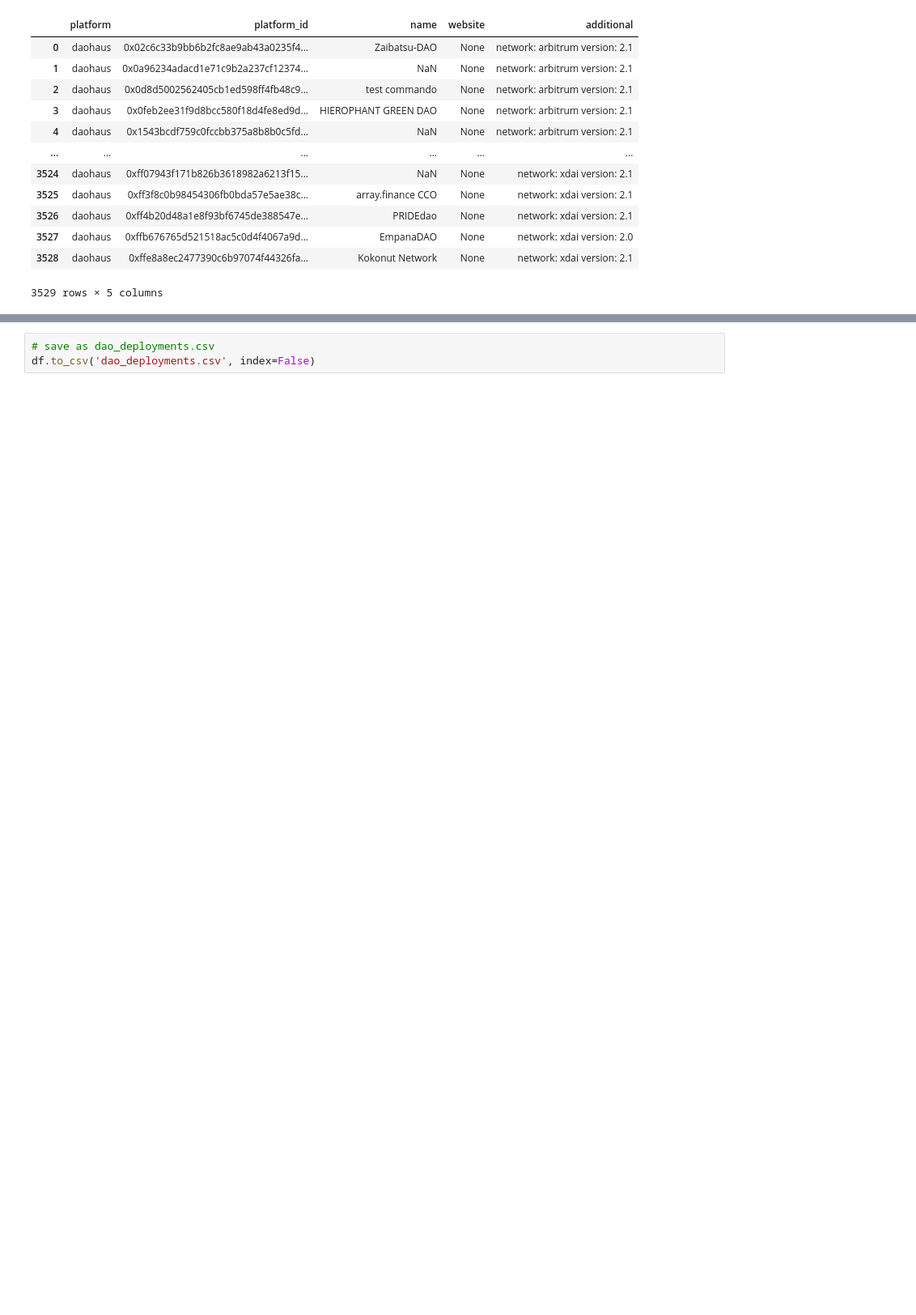
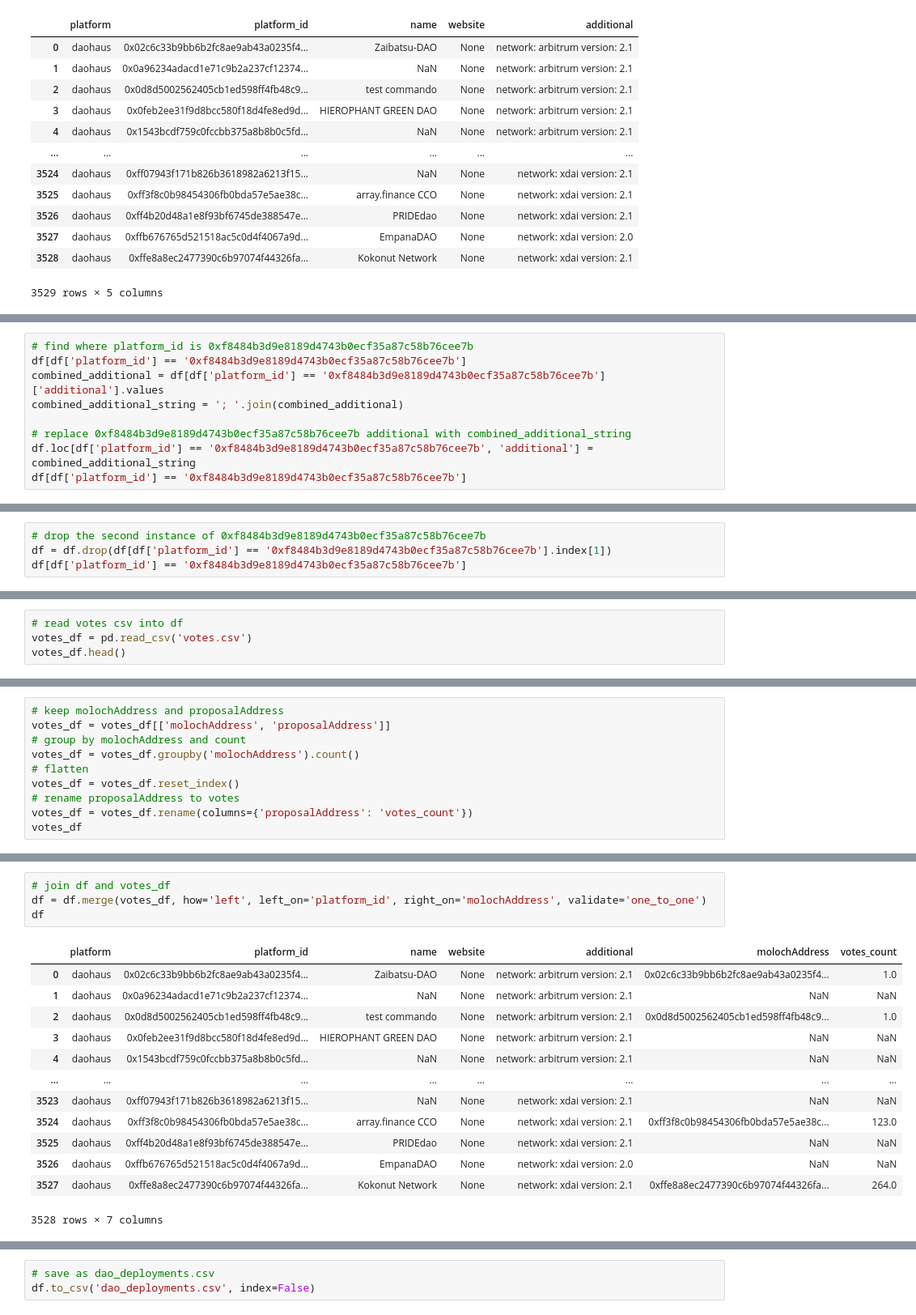
Before and after one commit to daviddavo/daos-verano, a Jupyter notebook: 001_get_deployments/daohaus/daohaus_get_deployments.ipynb, the cells around one changed output, grey strips where cells are left out. Shown at 81% size. Saved outputs shown, nothing was run; the diff lists cells and outputs as text; blank space fills up the shorter version.

```diff
--- a/001_get_deployments/daohaus/daohaus_get_deployments.ipynb
+++ b/001_get_deployments/daohaus/daohaus_get_deployments.ipynb
@@ -74,0 +93,9 @@ df
+# %%
+# find where platform_id is 0xf8484b3d9e8189d4743b0ecf35a87c58b76cee7b
+df[df['platform_id'] == '0xf8484b3d9e8189d4743b0ecf35a87c58b76cee7b']
+combined_additional = df[df['platform_id'] == '0xf8484b3d9e8189d4743b0ecf35a87c58b76cee7b']['additional'].values
+combined_additional_string = '; '.join(combined_additional)
+
+# replace 0xf8484b3d9e8189d4743b0ecf35a87c58b76cee7b additional with combined_additional_string
+df.loc[df['platform_id'] == '0xf8484b3d9e8189d4743b0ecf35a87c58b76cee7b', 'additional'] = combined_additional_string
+df[df['platform_id'] == '0xf8484b3d9e8189d4743b0ecf35a87c58b76cee7b']
@@ -74,0 +106,4 @@ df
+# %%
+# drop the second instance of 0xf8484b3d9e8189d4743b0ecf35a87c58b76cee7b
+df = df.drop(df[df['platform_id'] == '0xf8484b3d9e8189d4743b0ecf35a87c58b76cee7b'].index[1])
+df[df['platform_id'] == '0xf8484b3d9e8189d4743b0ecf35a87c58b76cee7b']
@@ -74,0 +115,4 @@ df
+# %%
+# read votes csv into df
+votes_df = pd.read_csv('votes.csv')
+votes_df.head()
@@ -74,0 +126,10 @@ df
+# %%
+# keep molochAddress and proposalAddress
+votes_df = votes_df[['molochAddress', 'proposalAddress']]
+# group by molochAddress and count
+votes_df = votes_df.groupby('molochAddress').count()
+# flatten
+votes_df = votes_df.reset_index()
+# rename proposalAddress to votes
+votes_df = votes_df.rename(columns={'proposalAddress': 'votes_count'})
+votes_df
@@ -74,0 +150,18 @@ df
+# %%
+# join df and votes_df
+df = df.merge(votes_df, how='left', left_on='platform_id', right_on='molochAddress', validate='one_to_one')
+df
+# %% [output]
+|  | platform | platform_id | name | website | additional | molochAddress | votes_count |
+| 0 | daohaus | 0x02c6c33b9bb6b2fc8ae9ab43a0235f4... | Zaibatsu-DAO | None | network: arbitrum version: 2.1 | 0x02c6c33b9bb6b2fc8ae9ab43a0235f4... | 1.0 |
+| 1 | daohaus | 0x0a96234adacd1e71c9b2a237cf12374... | NaN | None | network: arbitrum version: 2.1 | NaN | NaN |
+| 2 | daohaus | 0x0d8d5002562405cb1ed598ff4fb48c9... | test commando | None | network: arbitrum version: 2.1 | 0x0d8d5002562405cb1ed598ff4fb48c9... | 1.0 |
+| 3 | daohaus | 0x0feb2ee31f9d8bcc580f18d4fe8ed9d... | HIEROPHANT GREEN DAO | None | network: arbitrum version: 2.1 | NaN | NaN |
+| 4 | daohaus | 0x1543bcdf759c0fccbb375a8b8b0c5fd... | NaN | None | network: arbitrum version: 2.1 | NaN | NaN |
+| ... | ... | ... | ... | ... | ... | ... | ... |
+| 3523 | daohaus | 0xff07943f171b826b3618982a6213f15... | NaN | None | network: xdai version: 2.1 | NaN | NaN |
+| 3524 | daohaus | 0xff3f8c0b98454306fb0bda57e5ae38c... | array.finance CCO | None | network: xdai version: 2.1 | 0xff3f8c0b98454306fb0bda57e5ae38c... | 123.0 |
+| 3525 | daohaus | 0xff4b20d48a1e8f93bf6745de388547e... | PRIDEdao | None | network: xdai version: 2.1 | NaN | NaN |
+| 3526 | daohaus | 0xffb676765d521518ac5c0d4f4067a9d... | EmpanaDAO | None | network: xdai version: 2.0 | NaN | NaN |
+| 3527 | daohaus | 0xffe8a8ec2477390c6b97074f44326fa... | Kokonut Network | None | network: xdai version: 2.1 | 0xffe8a8ec2477390c6b97074f44326fa... | 264.0 |
+3528 rows × 7 columns
```
Also changed, not shown: parts of 18 cells of this notebook.
